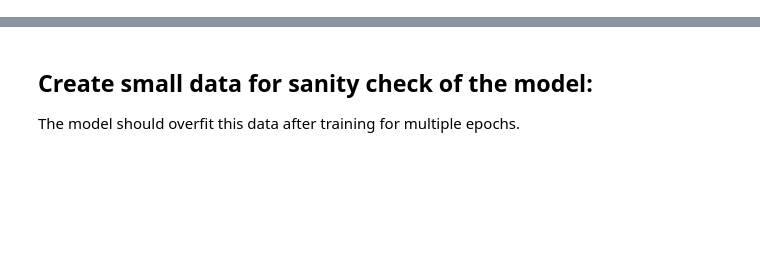
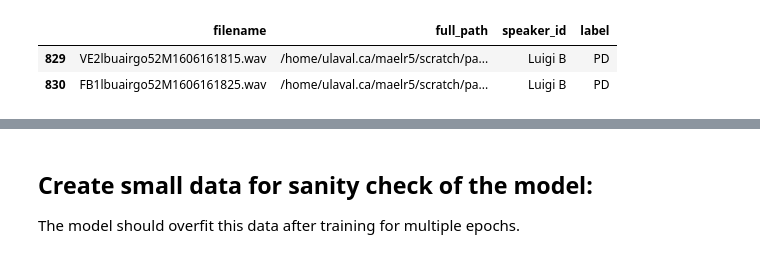
Before and after one commit to Maab-Nimir/Parkinson-Disease-Detection, a Jupyter notebook: prepare_data.ipynb, the cells around one changed output, grey strips where cells are left out. Cells and saved outputs as stored; diff of their text form; code cells hidden in the pictures; blank space fills up the shorter version.

```diff
--- a/prepare_data.ipynb
+++ b/prepare_data.ipynb
@@ -23 +96,7 @@ list
+# %%
+df.tail(2)
+# %% [output]
+|  | filename | full_path | speaker_id | label |
+| 829 | VE2lbuairgo52M1606161815.wav | /home/ulaval.ca/maelr5/scratch/pa... | Luigi B | PD |
+| 830 | FB1lbuairgo52M1606161825.wav | /home/ulaval.ca/maelr5/scratch/pa... | Luigi B | PD |
 # %% [markdown]
```
Also changed, not shown: parts of 53 cells of this notebook, 7 other files.
